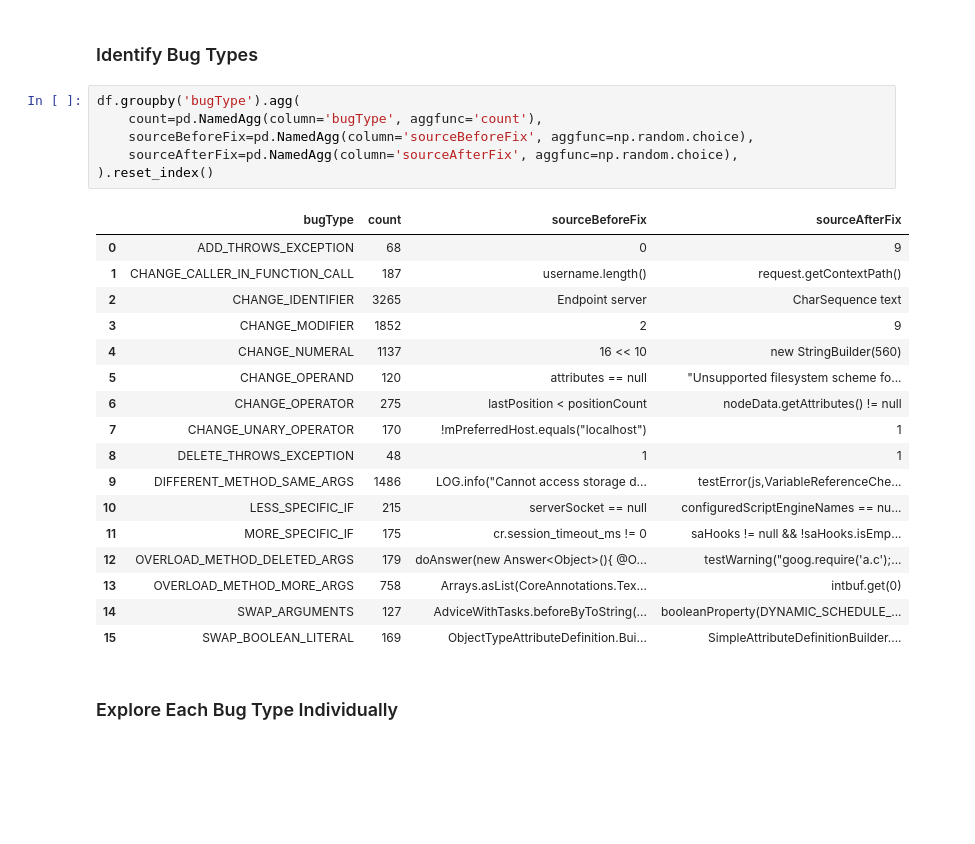
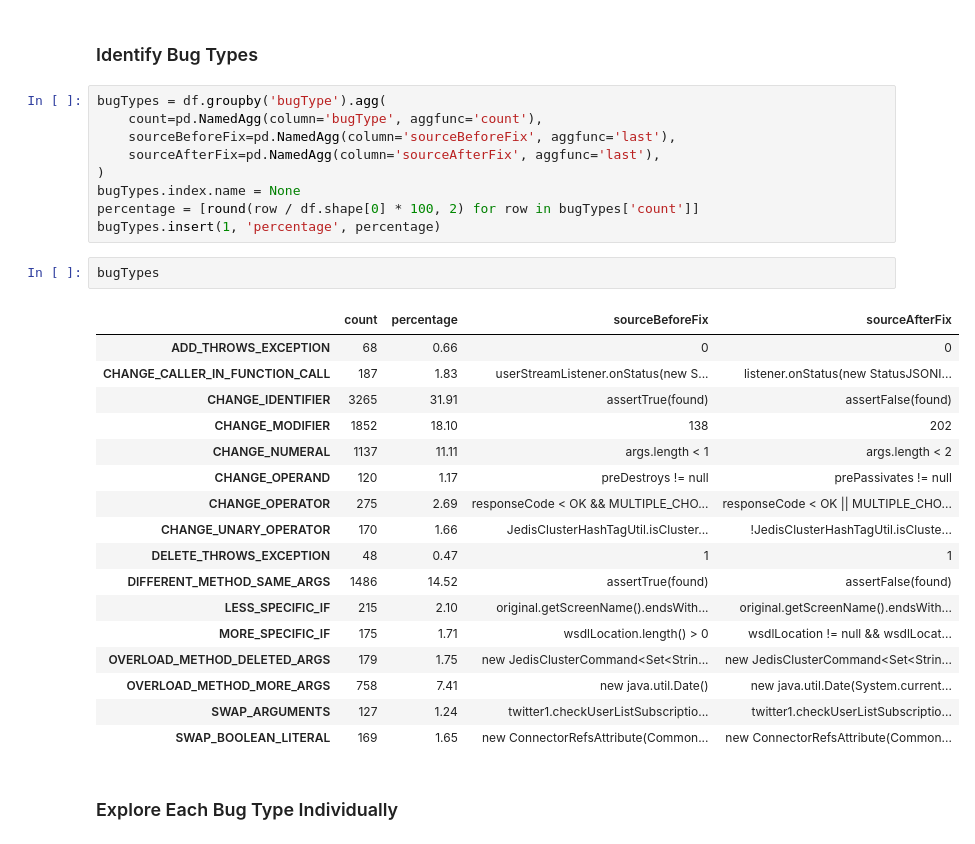
Before and after one commit to parvezmrobin/msr-2021, a Jupyter notebook: notebooks/sstubs.ipynb, the cells around one changed output. Drawn from its saved outputs; the diff is of its cells as text; blank space fills up the shorter version.

Commit message:
added bug type percentage

```diff
--- a/notebooks/sstubs.ipynb
+++ b/notebooks/sstubs.ipynb
@@ -46,29 +46,34 @@ taskService.createTaskQuery().or().taskInvolvedUser("involvedUser").taskInvolved
 # %% [markdown]
 ### Identify Bug Types
 # %%
-df.groupby('bugType').agg(
+bugTypes = df.groupby('bugType').agg(
     count=pd.NamedAgg(column='bugType', aggfunc='count'),
-    sourceBeforeFix=pd.NamedAgg(column='sourceBeforeFix', aggfunc=np.random.choice),
-    sourceAfterFix=pd.NamedAgg(column='sourceAfterFix', aggfunc=np.random.choice),
-).reset_index()
+    sourceBeforeFix=pd.NamedAgg(column='sourceBeforeFix', aggfunc='last'),
+    sourceAfterFix=pd.NamedAgg(column='sourceAfterFix', aggfunc='last'),
+)
+bugTypes.index.name = None
+percentage = [round(row / df.shape[0] * 100, 2) for row in bugTypes['count']]
+bugTypes.insert(1, 'percentage', percentage)
-# %% [output]
-|  | bugType | count | sourceBeforeFix | sourceAfterFix |
-| 0 | ADD_THROWS_EXCEPTION | 68 | 0 | 9 |
-| 1 | CHANGE_CALLER_IN_FUNCTION_CALL | 187 | username.length() | request.getContextPath() |
-| 2 | CHANGE_IDENTIFIER | 3265 | Endpoint server | CharSequence text |
-| 3 | CHANGE_MODIFIER | 1852 | 2 | 9 |
-| 4 | CHANGE_NUMERAL | 1137 | 16 << 10 | new StringBuilder(560) |
-| 5 | CHANGE_OPERAND | 120 | attributes == null | "Unsupported filesystem scheme fo... |
-| 6 | CHANGE_OPERATOR | 275 | lastPosition < positionCount | nodeData.getAttributes() != null |
-| 7 | CHANGE_UNARY_OPERATOR | 170 | !mPreferredHost.equals("localhost") | 1 |
-| 8 | DELETE_THROWS_EXCEPTION | 48 | 1 | 1 |
-| 9 | DIFFERENT_METHOD_SAME_ARGS | 1486 | LOG.info("Cannot access storage d... | testError(js,VariableReferenceChe... |
-| 10 | LESS_SPECIFIC_IF | 215 | serverSocket == null | configuredScriptEngineNames == nu... |
-| 11 | MORE_SPECIFIC_IF | 175 | cr.session_timeout_ms != 0 | saHooks != null && !saHooks.isEmp... |
-| 12 | OVERLOAD_METHOD_DELETED_ARGS | 179 | doAnswer(new Answer<Object>(){ @O... | testWarning("goog.require('a.c');... |
-| 13 | OVERLOAD_METHOD_MORE_ARGS | 758 | Arrays.asList(CoreAnnotations.Tex... | intbuf.get(0) |
-| 14 | SWAP_ARGUMENTS | 127 | AdviceWithTasks.beforeByToString(... | booleanProperty(DYNAMIC_SCHEDULE_... |
-| 15 | SWAP_BOOLEAN_LITERAL | 169 | ObjectTypeAttributeDefinition.Bui... | SimpleAttributeDefinitionBuilder.... |
+# %%
+bugTypes
+# %% [output]
+|  | count | percentage | sourceBeforeFix | sourceAfterFix |
+| ADD_THROWS_EXCEPTION | 68 | 0.66 | 0 | 0 |
+| CHANGE_CALLER_IN_FUNCTION_CALL | 187 | 1.83 | userStreamListener.onStatus(new S... | listener.onStatus(new StatusJSONI... |
+| CHANGE_IDENTIFIER | 3265 | 31.91 | assertTrue(found) | assertFalse(found) |
+| CHANGE_MODIFIER | 1852 | 18.10 | 138 | 202 |
+| CHANGE_NUMERAL | 1137 | 11.11 | args.length < 1 | args.length < 2 |
+| CHANGE_OPERAND | 120 | 1.17 | preDestroys != null | prePassivates != null |
+| CHANGE_OPERATOR | 275 | 2.69 | responseCode < OK && MULTIPLE_CHO... | responseCode < OK || MULTIPLE_CHO... |
+| CHANGE_UNARY_OPERATOR | 170 | 1.66 | JedisClusterHashTagUtil.isCluster... | !JedisClusterHashTagUtil.isCluste... |
+| DELETE_THROWS_EXCEPTION | 48 | 0.47 | 1 | 1 |
+| DIFFERENT_METHOD_SAME_ARGS | 1486 | 14.52 | assertTrue(found) | assertFalse(found) |
+| LESS_SPECIFIC_IF | 215 | 2.10 | original.getScreenName().endsWith... | original.getScreenName().endsWith... |
+| MORE_SPECIFIC_IF | 175 | 1.71 | wsdlLocation.length() > 0 | wsdlLocation != null && wsdlLocat... |
+| OVERLOAD_METHOD_DELETED_ARGS | 179 | 1.75 | new JedisClusterCommand<Set<Strin... | new JedisClusterCommand<Set<Strin... |
+| OVERLOAD_METHOD_MORE_ARGS | 758 | 7.41 | new java.util.Date() | new java.util.Date(System.current... |
+| SWAP_ARGUMENTS | 127 | 1.24 | twitter1.checkUserListSubscriptio... | twitter1.checkUserListSubscriptio... |
+| SWAP_BOOLEAN_LITERAL | 169 | 1.65 | new ConnectorRefsAttribute(Common... | new ConnectorRefsAttribute(Common... |
 # %% [markdown]
 ### Explore Each Bug Type Individually
 # %% [markdown]
```
Also changed, not shown: parts of 1 cell of this notebook.
